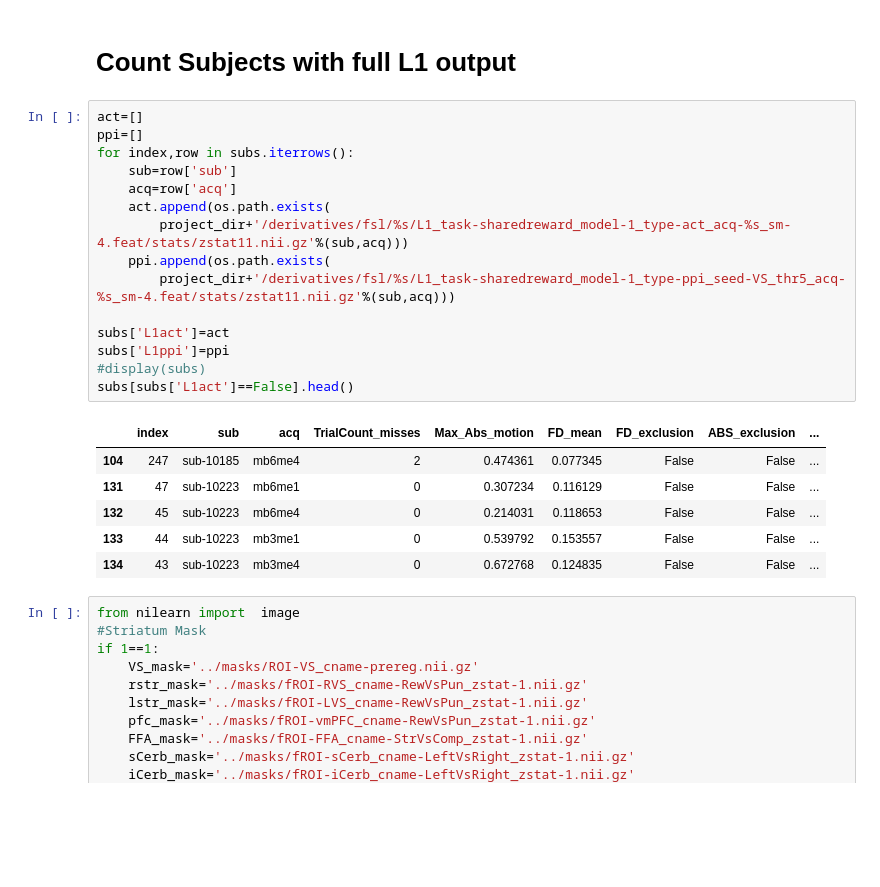
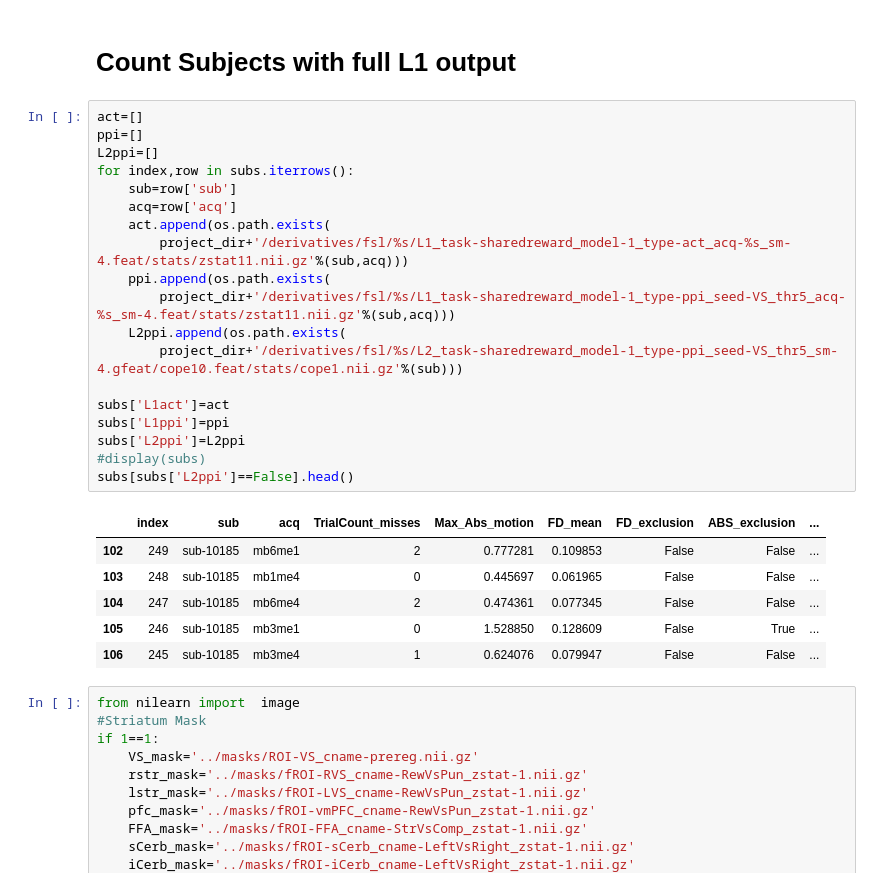
Before and after one commit to DVS-Lab/rf1-mbme-pilot, a Jupyter notebook: code/Zstat_analysis&figures.ipynb, the cells around one changed output. Cells and saved outputs as stored; diff of their text form; blank space fills up the shorter version.

```diff
--- a/code/Zstat_analysis&figures.ipynb
+++ b/code/Zstat_analysis&figures.ipynb
@@ -59,25 +59,29 @@ We collected and downloaded data from 43 subjects
 # %%
 act=[]
 ppi=[]
+L2ppi=[]
 for index,row in subs.iterrows():
     sub=row['sub']
     acq=row['acq']
     act.append(os.path.exists(
         project_dir+'/derivatives/fsl/%s/L1_task-sharedreward_model-1_type-act_acq-%s_sm-4.feat/stats/zstat11.nii.gz'%(sub,acq)))
     ppi.append(os.path.exists(
         project_dir+'/derivatives/fsl/%s/L1_task-sharedreward_model-1_type-ppi_seed-VS_thr5_acq-%s_sm-4.feat/stats/zstat11.nii.gz'%(sub,acq)))
+    L2ppi.append(os.path.exists(
+        project_dir+'/derivatives/fsl/%s/L2_task-sharedreward_model-1_type-ppi_seed-VS_thr5_sm-4.gfeat/cope10.feat/stats/cope1.nii.gz'%(sub)))
 
 subs['L1act']=act
 subs['L1ppi']=ppi
+subs['L2ppi']=L2ppi
 #display(subs)
-subs[subs['L1act']==False].head()
+subs[subs['L2ppi']==False].head()
 # %% [output]
 |  | index | sub | acq | TrialCount_misses | Max_Abs_motion | FD_mean | FD_exclusion | ABS_exclusion | ... |
+| 102 | 249 | sub-10185 | mb6me1 | 2 | 0.777281 | 0.109853 | False | False | ... |
+| 103 | 248 | sub-10185 | mb1me4 | 0 | 0.445697 | 0.061965 | False | False | ... |
 | 104 | 247 | sub-10185 | mb6me4 | 2 | 0.474361 | 0.077345 | False | False | ... |
-| 131 | 47 | sub-10223 | mb6me1 | 0 | 0.307234 | 0.116129 | False | False | ... |
-| 132 | 45 | sub-10223 | mb6me4 | 0 | 0.214031 | 0.118653 | False | False | ... |
-| 133 | 44 | sub-10223 | mb3me1 | 0 | 0.539792 | 0.153557 | False | False | ... |
-| 134 | 43 | sub-10223 | mb3me4 | 0 | 0.672768 | 0.124835 | False | False | ... |
+| 105 | 246 | sub-10185 | mb3me1 | 0 | 1.528850 | 0.128609 | False | True | ... |
+| 106 | 245 | sub-10185 | mb3me4 | 1 | 0.624076 | 0.079947 | False | False | ... |
 # %%
 from nilearn import  image
 #Striatum Mask
```
Also changed, not shown: 4 other files.
